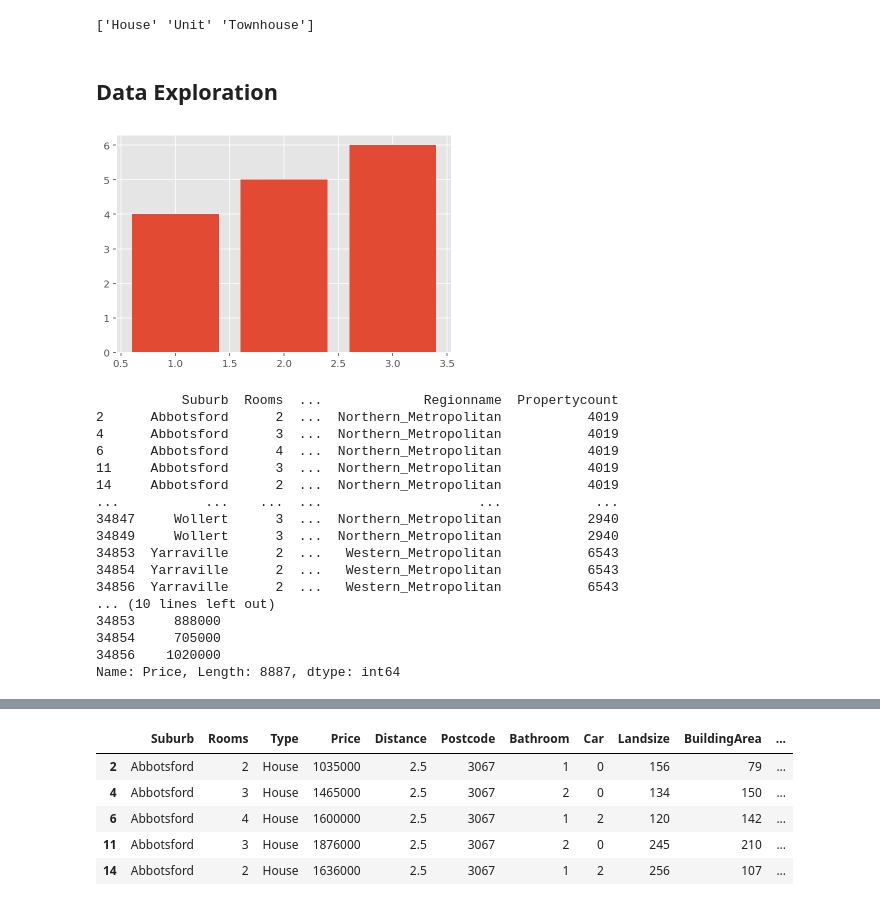
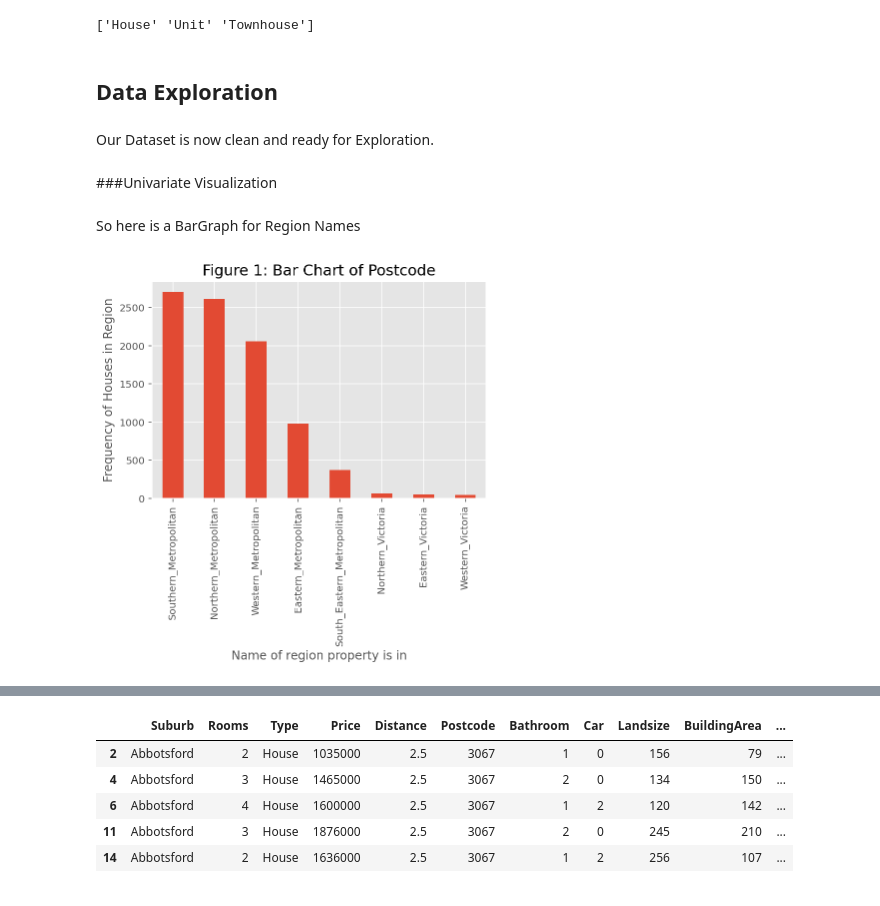
Before and after one commit to locky-stav-RMIT/Intro-to-Analytics, a Jupyter notebook: House_Prices_Prediction_Model.ipynb, the cells around one changed output, grey strips where cells are left out. Cells and saved outputs as stored; diff of their text form; code cells hidden in the pictures.

```diff
--- a/House_Prices_Prediction_Model.ipynb
+++ b/House_Prices_Prediction_Model.ipynb
@@ -349,30 +382,20 @@ print(df['Type'].unique())
 # %% [output]
 ['House' 'Unit' 'Townhouse']
 # %% [markdown]
-## Data Exploration
+## Data Exploration<a name =expl ></a>
-# %%
-x=[1,2,3]
-y=[4,5,6]
-plt.bar(x,y)
-plt.show()
-print(df)
-print(df['Price'])
-# %% [output]
-[figure, removed]
-           Suburb  Rooms  ...             Regionname  Propertycount
-2      Abbotsford      2  ...  Northern_Metropolitan           4019
-4      Abbotsford      3  ...  Northern_Metropolitan           4019
-6      Abbotsford      4  ...  Northern_Metropolitan           4019
-11     Abbotsford      3  ...  Northern_Metropolitan           4019
-14     Abbotsford      2  ...  Northern_Metropolitan           4019
-...           ...    ...  ...                    ...            ...
-34847     Wollert      3  ...  Northern_Metropolitan           2940
-34849     Wollert      3  ...  Northern_Metropolitan           2940
-34853  Yarraville      2  ...   Western_Metropolitan           6543
-34854  Yarraville      2  ...   Western_Metropolitan           6543
-34856  Yarraville      2  ...   Western_Metropolitan           6543
-... (10 lines left out)
-34853     888000
-34854     705000
-34856    1020000
-Name: Price, Length: 8887, dtype: int64
+# %% [markdown]
+Our Dataset is now clean and ready for Exploration.
+# %% [markdown]
+###Univariate Visualization <a name = uni></a>
+# %% [markdown]
+So here is a BarGraph for Region Names
+# %%
+rgn=df['Regionname']
+pc = rgn.value_counts().plot(kind = 'bar')
+pc.set_xticklabels(pc.get_xticklabels(), rotation = 90)
+plt.title('Figure 1: Bar Chart of Postcode', fontsize = 15)
+plt.xlabel('Name of region property is in')
+plt.ylabel('Frequency of Houses in Region')
+plt.show();
+# %% [output]
+[figure, added]
```
Also changed, not shown: parts of 59 cells of this notebook.
